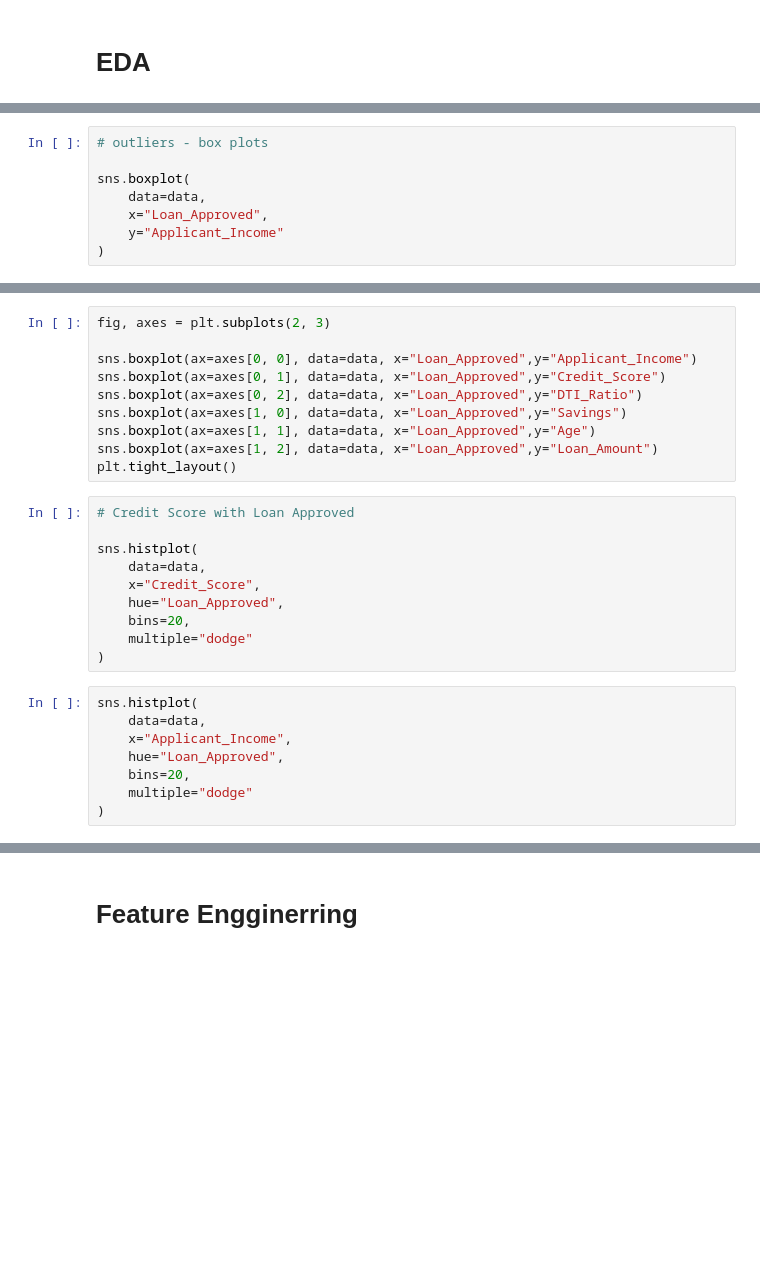
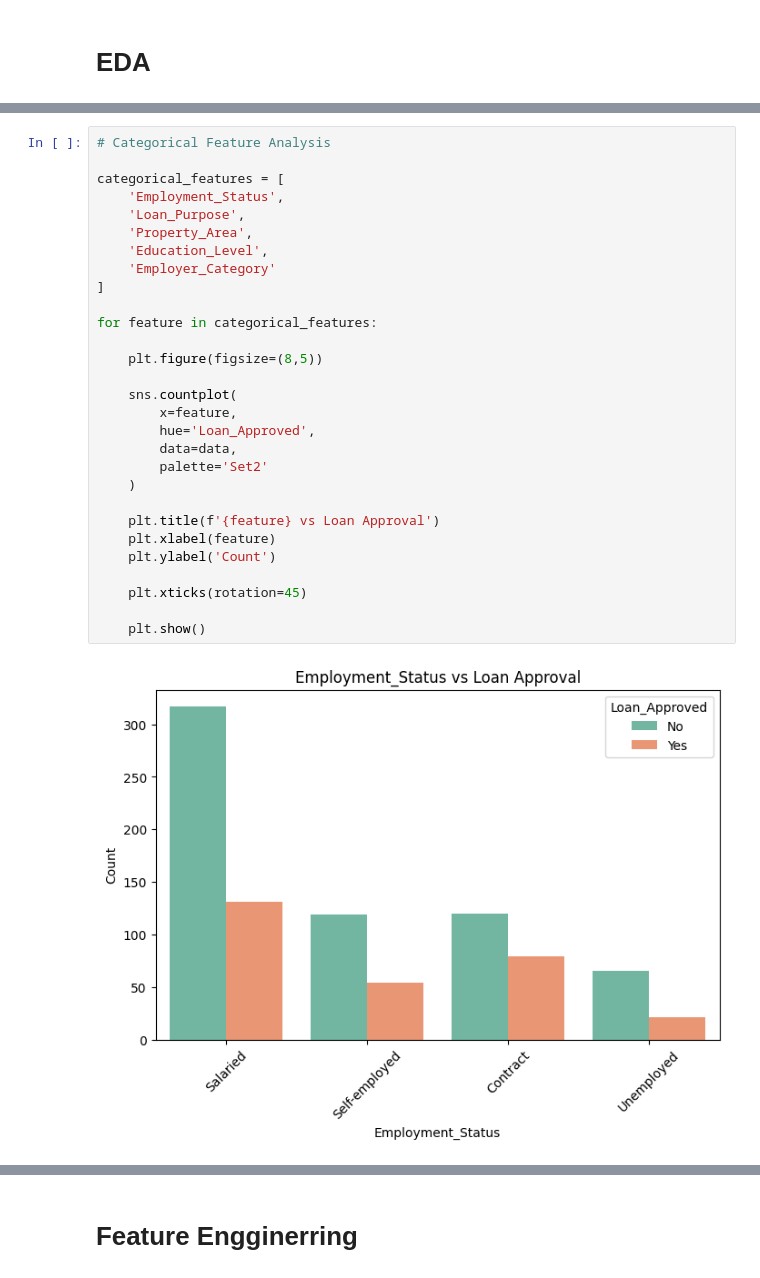
Before and after one commit to aasheeshhh/CreditWise-Loan-System, a Jupyter notebook: CreditWise_loan_system.ipynb, the cells around one changed output, grey strips where cells are left out. Cells and saved outputs as stored; diff of their text form; blank space fills up the shorter version.

```diff
--- a/CreditWise_loan_system.ipynb
+++ b/CreditWise_loan_system.ipynb
@@ -52,8 +117,31 @@ sns.histplot(
 # %%
-# outliers - box plots
+# Categorical Feature Analysis
 
-sns.boxplot(
-    data=data,
-    x="Loan_Approved",
-    y="Applicant_Income"
-)
+categorical_features = [
+    'Employment_Status',
+    'Loan_Purpose',
+    'Property_Area',
+    'Education_Level',
+    'Employer_Category'
+]
+
+for feature in categorical_features:
+
+    plt.figure(figsize=(8,5))
+
+    sns.countplot(
+        x=feature,
+        hue='Loan_Approved',
+        data=data,
+        palette='Set2'
+    )
+
+    plt.title(f'{feature} vs Loan Approval')
+    plt.xlabel(feature)
+    plt.ylabel('Count')
+
+    plt.xticks(rotation=45)
+
+    plt.show()
+# %% [output]
+[figure, added]
@@ -60,28 +151,0 @@ sns.boxplot(
-# %%
-fig, axes = plt.subplots(2, 3)
-
-sns.boxplot(ax=axes[0, 0], data=data, x="Loan_Approved",y="Applicant_Income")
-sns.boxplot(ax=axes[0, 1], data=data, x="Loan_Approved",y="Credit_Score")
-sns.boxplot(ax=axes[0, 2], data=data, x="Loan_Approved",y="DTI_Ratio")
-sns.boxplot(ax=axes[1, 0], data=data, x="Loan_Approved",y="Savings")
-sns.boxplot(ax=axes[1, 1], data=data, x="Loan_Approved",y="Age")
-sns.boxplot(ax=axes[1, 2], data=data, x="Loan_Approved",y="Loan_Amount")
-plt.tight_layout()
-# %%
-# Credit Score with Loan Approved
-
-sns.histplot(
-    data=data,
-    x="Credit_Score",
-    hue="Loan_Approved",
-    bins=20,
-    multiple="dodge"
-)
-# %%
-sns.histplot(
-    data=data,
-    x="Applicant_Income",
-    hue="Loan_Approved",
-    bins=20,
-    multiple="dodge"
-)
```
Also changed, not shown: parts of 7 cells of this notebook.
